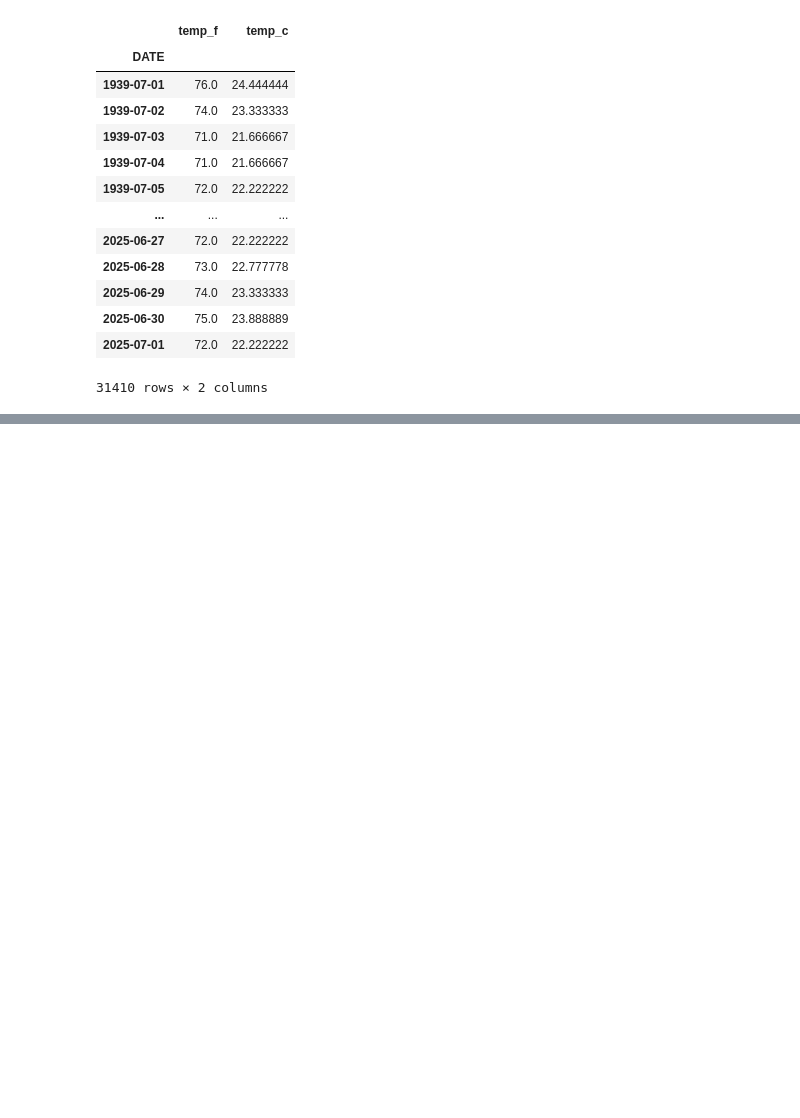
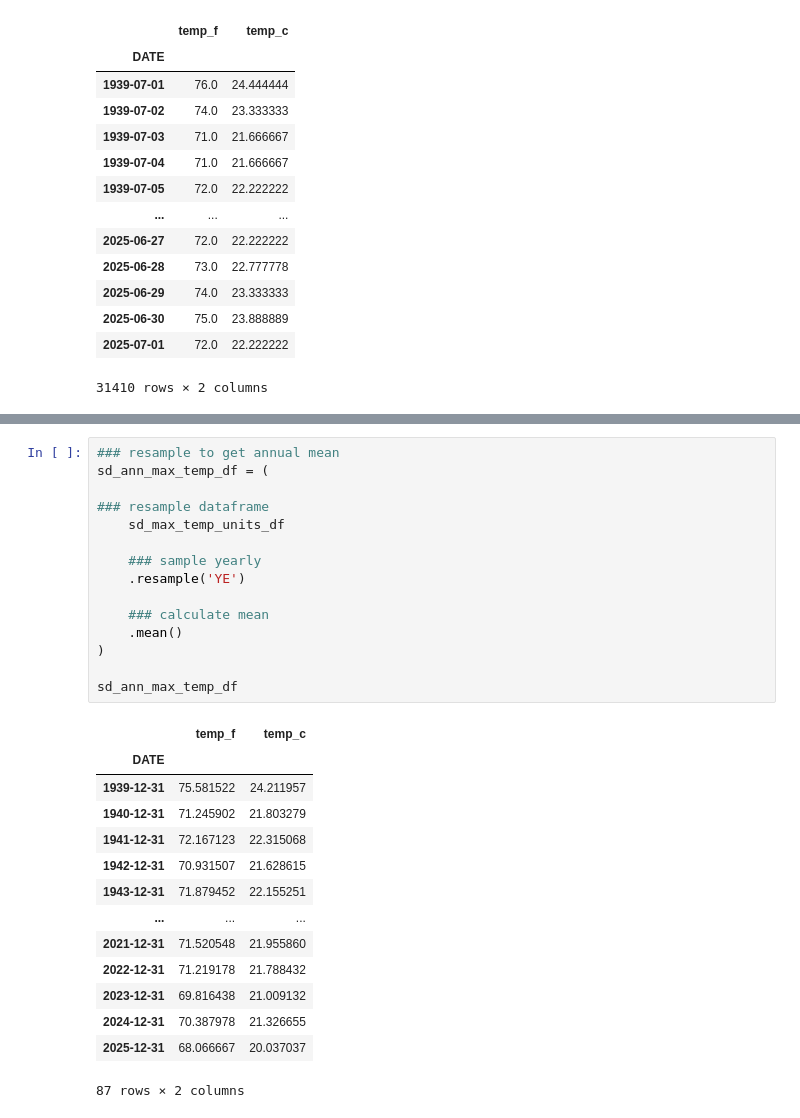
Before and after one commit to Haydensimm13/01-climate-change-coding-project, a Jupyter notebook: 06-climate-portfolio-assingment.ipynb, the cells around one changed output, grey strips where cells are left out. Cells and saved outputs as stored; diff of their text form; blank space fills up the shorter version.

```diff
--- a/06-climate-portfolio-assingment.ipynb
+++ b/06-climate-portfolio-assingment.ipynb
@@ -140,0 +165,30 @@ sd_max_temp_units_df
+# %%
+### resample to get annual mean
+sd_ann_max_temp_df = (
+
+### resample dataframe
+    sd_max_temp_units_df
+
+    ### sample yearly
+    .resample('YE')
+
+    ### calculate mean
+    .mean()
+)
+
+sd_ann_max_temp_df
+# %% [output]
+|  | temp_f | temp_c |
+| DATE |  |  |
+| 1939-12-31 | 75.581522 | 24.211957 |
+| 1940-12-31 | 71.245902 | 21.803279 |
+| 1941-12-31 | 72.167123 | 22.315068 |
+| 1942-12-31 | 70.931507 | 21.628615 |
+| 1943-12-31 | 71.879452 | 22.155251 |
+| ... | ... | ... |
+| 2021-12-31 | 71.520548 | 21.955860 |
+| 2022-12-31 | 71.219178 | 21.788432 |
+| 2023-12-31 | 69.816438 | 21.009132 |
+| 2024-12-31 | 70.387978 | 21.326655 |
+| 2025-12-31 | 68.066667 | 20.037037 |
+87 rows × 2 columns
```
Also changed, not shown: parts of 8 cells of this notebook, 5 other files.
